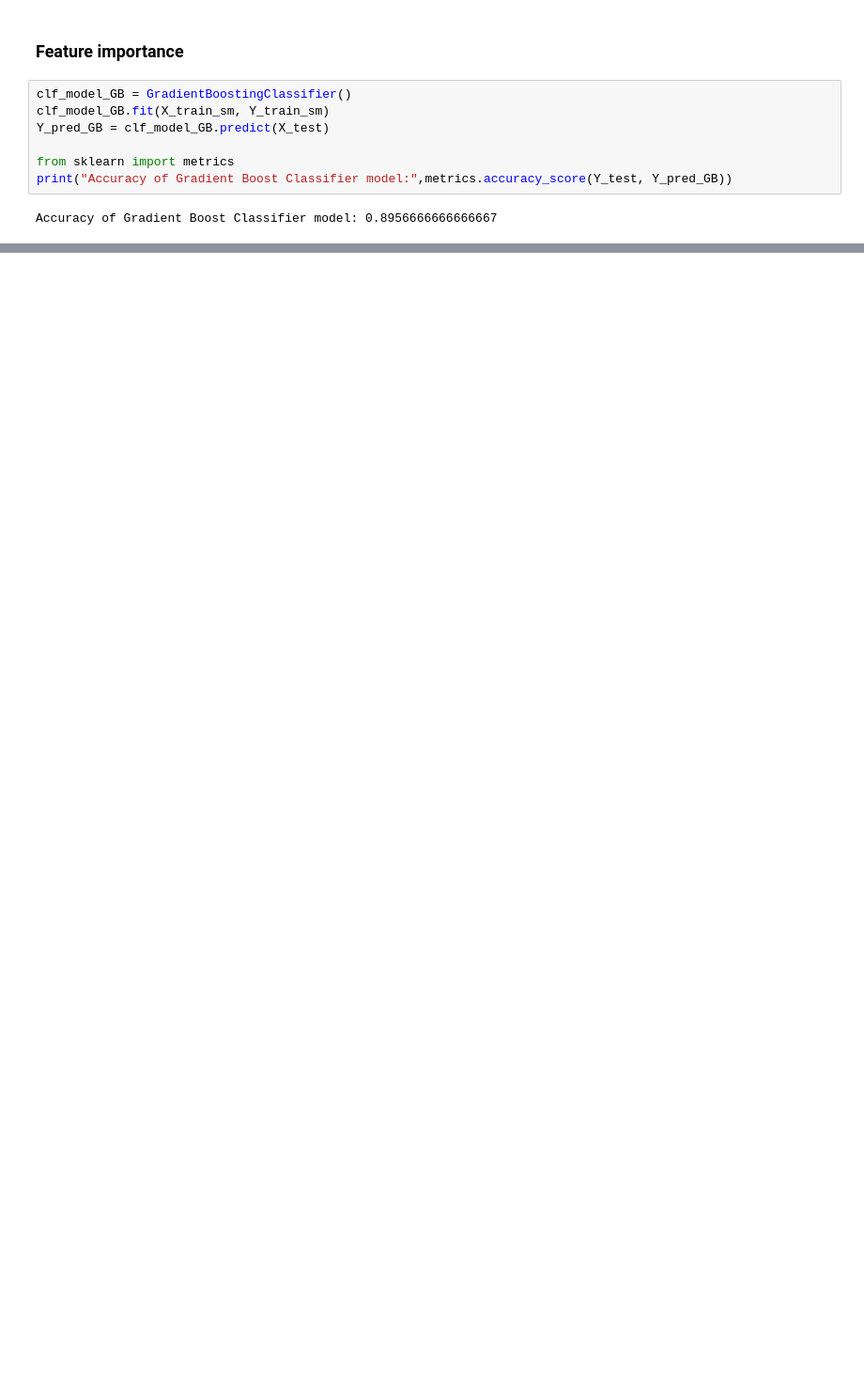
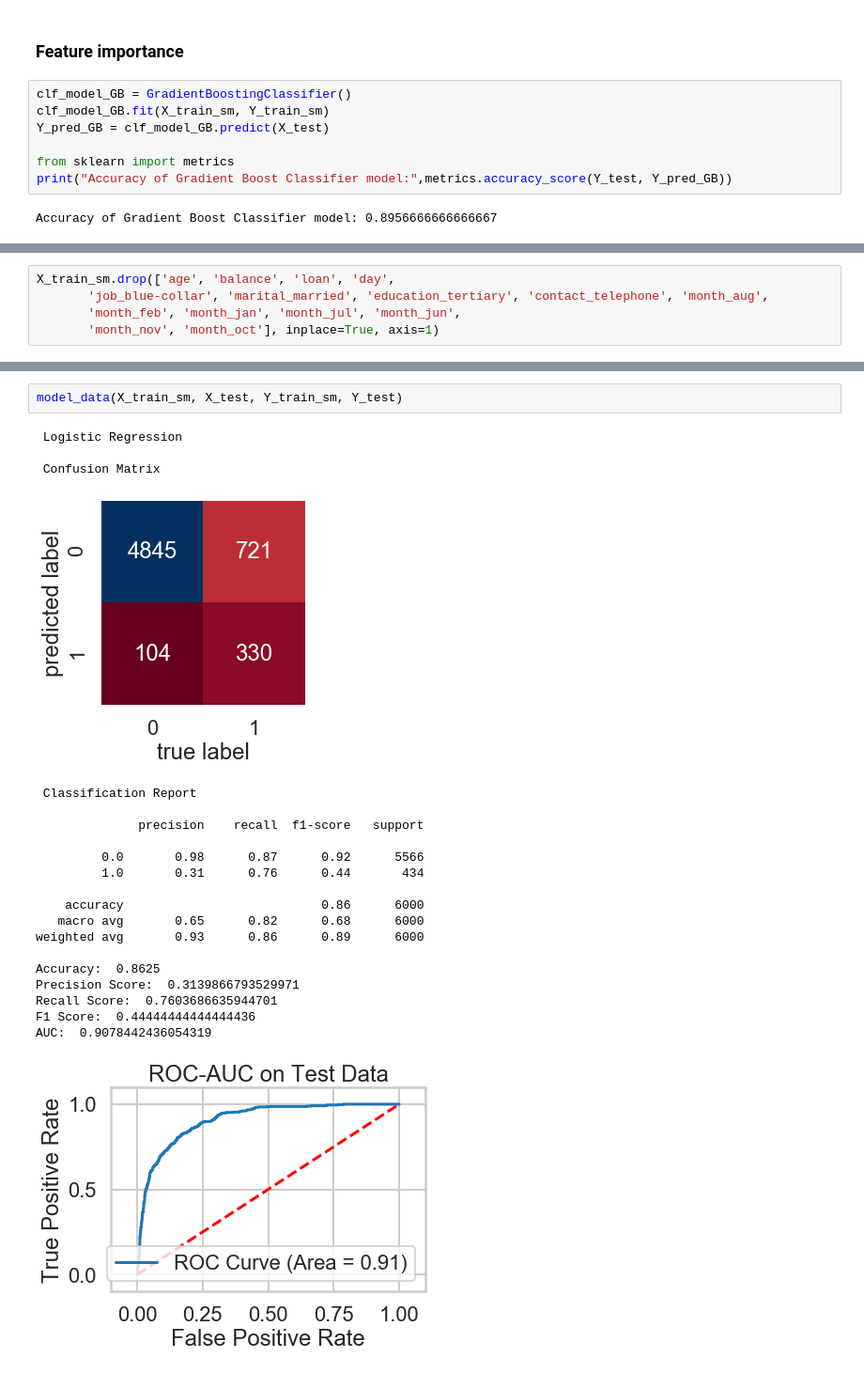
Before and after one commit to ksurasura/bCpQh6CkjWdOVOcx, a Jupyter notebook: Term deposit marketing submission.ipynb, the cells around one changed output, grey strips where cells are left out. Shown at 94% size. Cells and saved outputs as stored; diff of their text form; blank space fills up the shorter version.

```diff
--- a/Term deposit marketing submission.ipynb
+++ b/Term deposit marketing submission.ipynb
@@ -822,0 +1082,5 @@ dtype: float64
+# %%
+X_train_sm.drop(['age', 'balance', 'loan', 'day',
+       'job_blue-collar', 'marital_married', 'education_tertiary', 'contact_telephone', 'month_aug',
+       'month_feb', 'month_jan', 'month_jul', 'month_jun',
+       'month_nov', 'month_oct'], inplace=True, axis=1)
@@ -822,0 +1100,24 @@ dtype: float64
+# %%
+model_data(X_train_sm, X_test, Y_train_sm, Y_test)
+# %% [output]
+ Logistic Regression
+
+ Confusion Matrix
+[figure, added]
+ Classification Report
+
+              precision    recall  f1-score   support
+
+         0.0       0.98      0.87      0.92      5566
+         1.0       0.31      0.76      0.44       434
+
+    accuracy                           0.86      6000
+   macro avg       0.65      0.82      0.68      6000
+weighted avg       0.93      0.86      0.89      6000
+
+Accuracy:  0.8625
+Precision Score:  0.3139866793529971
+Recall Score:  0.7603686635944701
+F1 Score:  0.44444444444444436
+AUC:  0.9078442436054319
+[figure, added]
```
Also changed, not shown: parts of 32 cells of this notebook.
